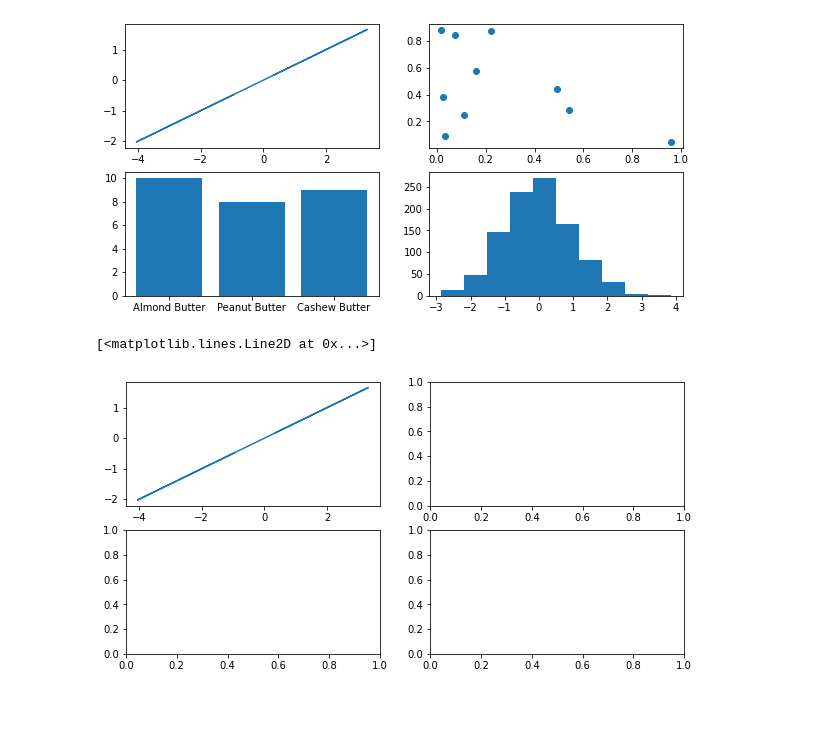
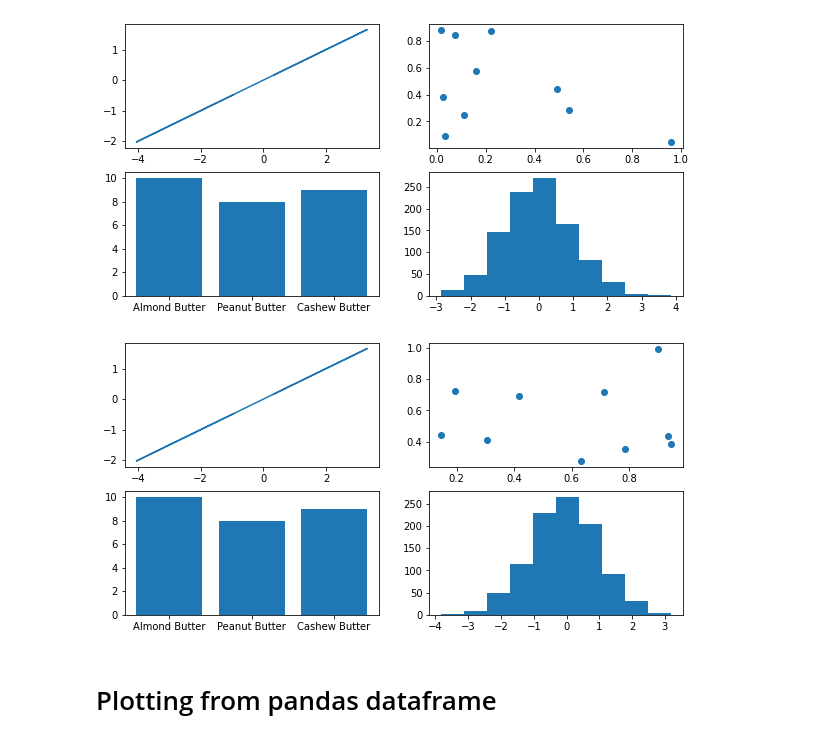
Before and after one commit to mainaliashish/ml-projects, a Jupyter notebook: matlab-practice/practice-matlab.ipynb, the cells around one changed output. Saved outputs shown, nothing was run; the diff lists cells and outputs as text; code cells hidden in the pictures; blank space fills up the shorter version.

Commit message:
- Update learn plotting pandas dataframe

```diff
--- a/matlab-practice/practice-matlab.ipynb
+++ b/matlab-practice/practice-matlab.ipynb
@@ -143,13 +143,14 @@ ax4.hist(np.random.randn(1000));
 # %%
 # Subplots Option 2
 
 fig, ax = plt.subplots(nrows=2, ncols=2, figsize=(10,5))
 
 # Plot to each different axes
 ax[0,0].plot(x,x/2)
 ax[0,1].scatter(np.random.random(10), np.random.random(10))
-ax[1,0].bar(nut_butter-prices.keys(), nut_butter_prices.values())
-ax[1,1]
+ax[1,0].bar(nut_butter_prices.keys(), nut_butter_prices.values())
+ax[1,1].hist(np.random.randn(1000));
 # %% [output]
-[<matplotlib.lines.Line2D at 0x...>]
-[figure, old version]
+[figure, new version]
+# %% [markdown]
+# Plotting from pandas dataframe
```
Also changed, not shown: parts of 10 cells of this notebook, 1 other file.
